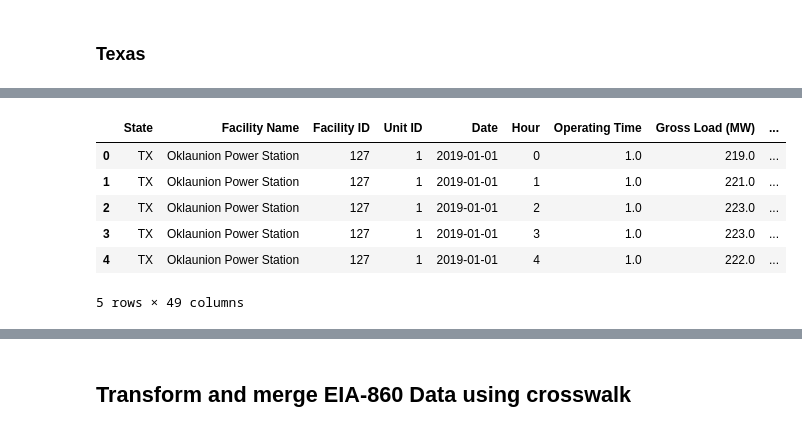
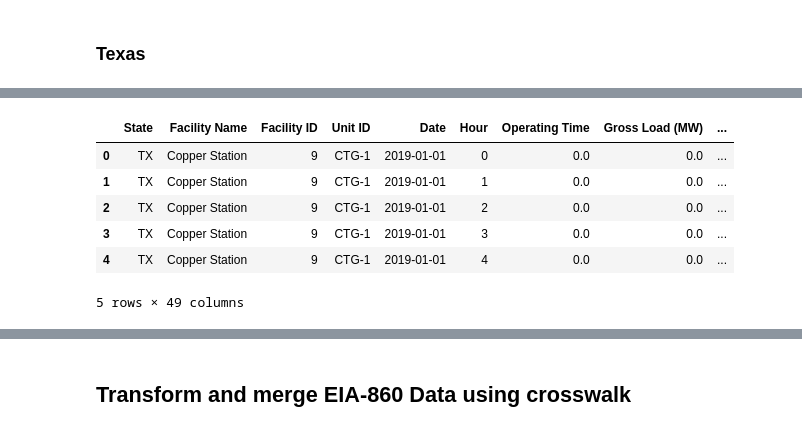
Before and after one commit to marcellmj/us-emission-pred, a Jupyter notebook: 01_Preliminary_Data_Processing/01_Preliminary_Data_Processing-5y-NonOperating.ipynb, the cells around one changed output, grey strips where cells are left out. Cells and saved outputs as stored; diff of their text form; code cells hidden in the pictures.

```diff
--- a/01_Preliminary_Data_Processing/01_Preliminary_Data_Processing-5y-NonOperating.ipynb
+++ b/01_Preliminary_Data_Processing/01_Preliminary_Data_Processing-5y-NonOperating.ipynb
@@ -1353,7 +1389,7 @@ complete_campd_wy.to_csv('WY/Hourly/Concatted File/wy_2019_2024_complete_Operati
 <h3>New York</h3>
 # %%
 complete_campd_ny = pd.read_csv(
-    'NY/Hourly/Concatted File/ny_2019_2024_with_manualEIA_Operating.csv',
+    'NY/Hourly/Concatted File/ny_2019_2024_with_manualEIA_NonOperating.csv',
     usecols=complete_campd_columns,
     dtype=complete_campd_type_dict,
     parse_dates=["Date"]
@@ -1444,15 +1480,20 @@ cat_cols_with_na_none = [
     "NOx Phase",
     "Secondary Fuel Type",
     "NOx Controls",
-    "SO2 Phase"
+    "SO2 Phase",
+    "CO2 Rate Measure Indicator",
+    "SO2 Mass Measure Indicator",
+    "SO2 Rate Measure Indicator",
+    "CO2 Mass Measure Indicator",
+    "NOx Mass Measure Indicator",
+    "NOx Rate Measure Indicator",
+    "Heat Input Measure Indicator"
 ]
 
 cat_cols_with_na_unknown = [
     "Operating Status",
     "Associated Generators & Nameplate Capacity (MWe)",
-    "Source Category", "Program Code", "CO2 Rate Measure Indicator",
-    "SO2 Rate Measure Indicator",
-    "NOx Rate Measure Indicator"
+    "Source Category", "Program Code"
 ]
 
 # here nan means that no data was likely purposely reported -> fill with "None"
@@ -1486,7 +1527,7 @@ num_cols_with_na = [
 # we drop nameplate capacity (MW) - EIA (redundant with Nameplate Capacity (MWe) and has many nulls)
 complete_campd_ny = complete_campd_ny.drop(columns=["Nameplate Capacity (MW) - EIA"])
 
-# for now we keep it, let the models handle it
+# for now we keep it, adjust for models later
 print("Null value percentages in complete_campd_ny after adjustments:")
 total_rows = complete_campd_ny.shape[0]
 null_ny = complete_campd_ny.isnull().sum()
@@ -1610,7 +1632,7 @@ complete_campd_ny.to_csv('NY/Hourly/Concatted File/ny_2019_2024_complete_Operati
 <h3>Texas</h3>
 # %%
 complete_campd_tx = pd.read_csv(
-    'TX/Hourly/Concatted File/tx_2019_2024_with_manualEIA_Operating.csv',
+    'TX/Hourly/Concatted File/tx_2019_2024_with_manualEIA_NonOperating.csv',
     usecols=complete_campd_columns,
     dtype=complete_campd_type_dict,
     parse_dates=["Date"]
@@ -1702,7 +1724,14 @@ cat_cols_with_na_none = [
     "NOx Phase",
     "Secondary Fuel Type",
     "NOx Controls",
-    "SO2 Phase"
+    "SO2 Phase", "SO2 Mass Measure Indicator",
+    "CO2 Mass Measure Indicator", "NOx Mass Measure Indicator",
+    "Heat Input Measure Indicator",
+    "CO2 Rate Measure Indicator",
+    "SO2 Mass Measure Indicator",
+    "SO2 Rate Measure Indicator",
+    "NOx Rate Measure Indicator",
+    "Heat Input Measure Indicator"
 ]
 
 cat_cols_with_na_unknown = [
@@ -1796,18 +1808,15 @@ Substitute                  234265
 Name: SO2 Mass Measure Indicator, dtype: int64
 # %%
-# calculate hourly capacity factor
-complete_campd_tx["hourly_capacity_factor"] = (
-    complete_campd_tx["Gross Load (MW)"] * complete_campd_tx["Operating Time"]
-) / complete_campd_tx["Nameplate Capacity (MWe)"]
-
+# set hourly capacity factor (0 here since no gross load)
+complete_campd_tx["hourly_capacity_factor"] = 0
 complete_campd_tx.head(5)
 # %% [output]
 |  | State | Facility Name | Facility ID | Unit ID | Date | Hour | Operating Time | Gross Load (MW) | ... |
-| 0 | TX | Oklaunion Power Station | 127 | 1 | 2019-01-01 | 0 | 1.0 | 219.0 | ... |
-| 1 | TX | Oklaunion Power Station | 127 | 1 | 2019-01-01 | 1 | 1.0 | 221.0 | ... |
-| 2 | TX | Oklaunion Power Station | 127 | 1 | 2019-01-01 | 2 | 1.0 | 223.0 | ... |
-| 3 | TX | Oklaunion Power Station | 127 | 1 | 2019-01-01 | 3 | 1.0 | 223.0 | ... |
-| 4 | TX | Oklaunion Power Station | 127 | 1 | 2019-01-01 | 4 | 1.0 | 222.0 | ... |
+| 0 | TX | Copper Station | 9 | CTG-1 | 2019-01-01 | 0 | 0.0 | 0.0 | ... |
+| 1 | TX | Copper Station | 9 | CTG-1 | 2019-01-01 | 1 | 0.0 | 0.0 | ... |
+| 2 | TX | Copper Station | 9 | CTG-1 | 2019-01-01 | 2 | 0.0 | 0.0 | ... |
+| 3 | TX | Copper Station | 9 | CTG-1 | 2019-01-01 | 3 | 0.0 | 0.0 | ... |
+| 4 | TX | Copper Station | 9 | CTG-1 | 2019-01-01 | 4 | 0.0 | 0.0 | ... |
 5 rows × 49 columns
 # %%
 # calculate hourly ramping factor
```
Also changed, not shown: parts of 61 cells of this notebook.
